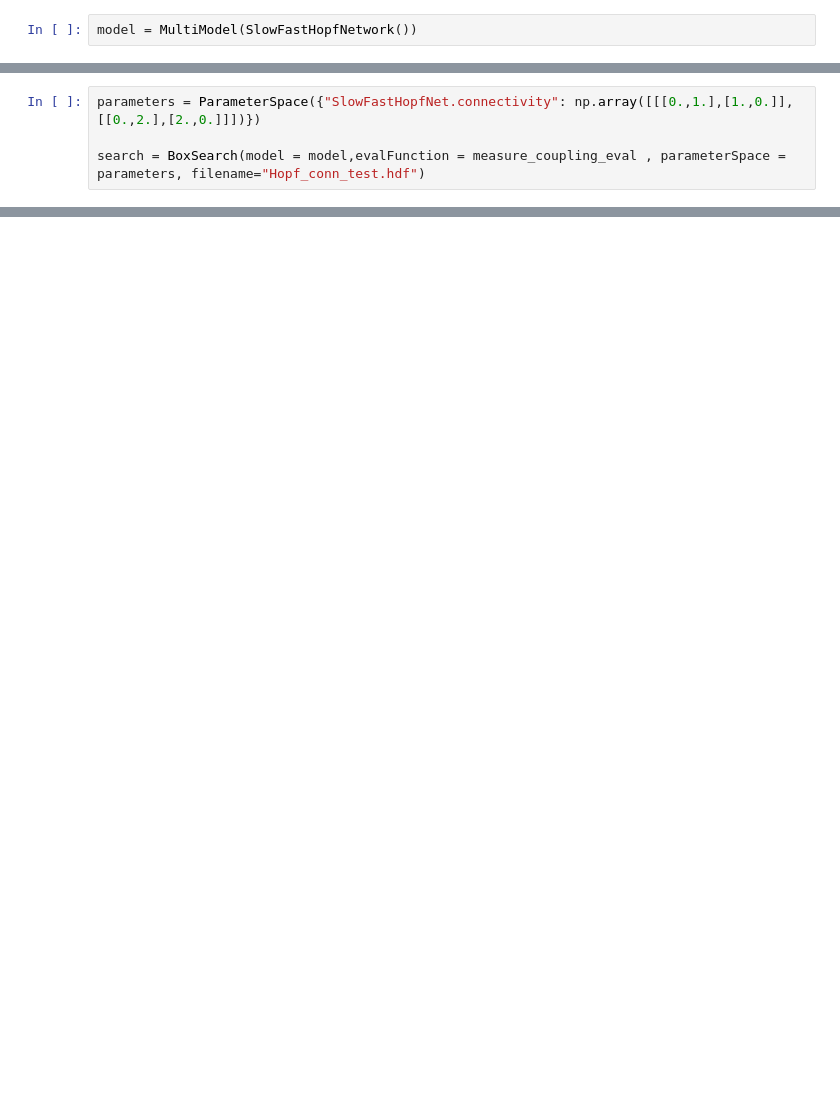
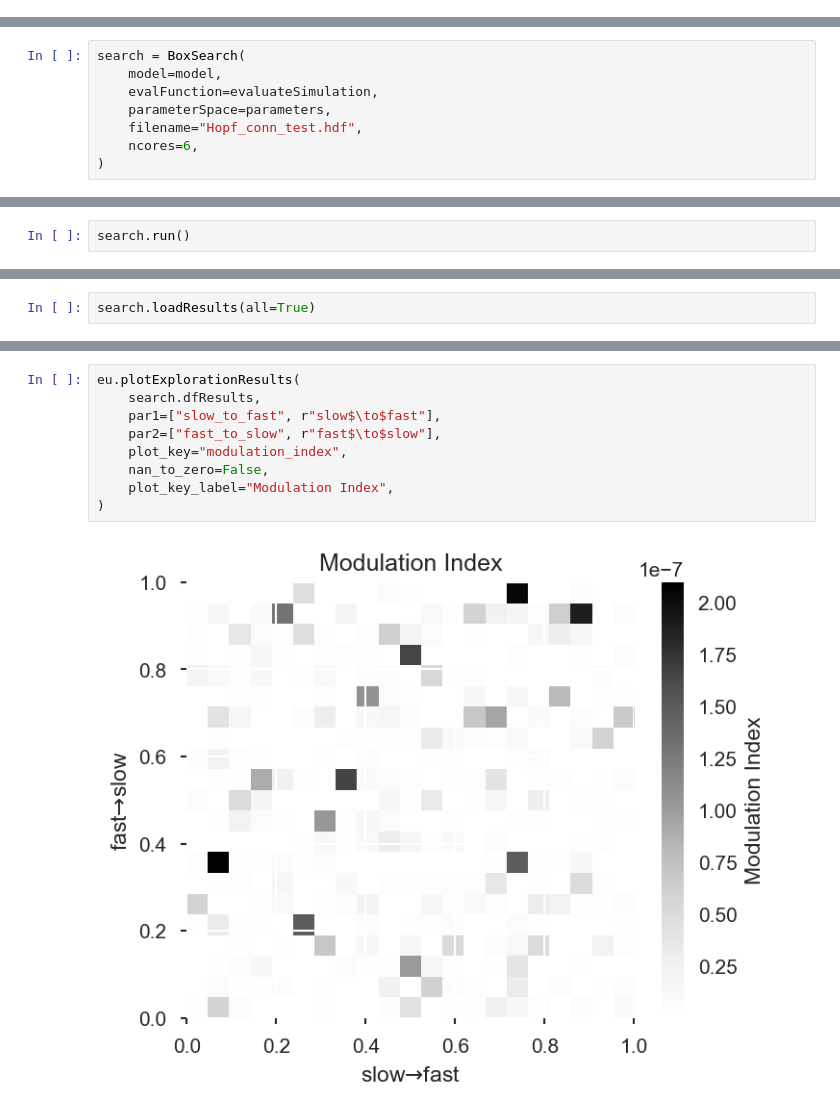
Before and after one commit to jajcayn/Hopf_CFC_analysis, a Jupyter notebook: parameters_exploration_Hopf.ipynb, the cells around one changed output, grey strips where cells are left out. Drawn from its saved outputs; the diff is of its cells as text; blank space fills up the shorter version.

Commit message:
fix exploration in Hopf

```diff
--- a/parameters_exploration_Hopf.ipynb
+++ b/parameters_exploration_Hopf.ipynb
@@ -63,2 +110,0 @@ How exactly do I do the parameter exploration passing both the model and the eva
-# %%
-model = MultiModel(SlowFastHopfNetwork())
@@ -69,5 +111,9 @@ parameters = ParameterSpace({"slow_to_fast_connection": np.linspace(0,0.6,5)})
 # %%
-parameters = ParameterSpace({"SlowFastHopfNet.connectivity": np.array([[[0.,1.],[1.,0.]],[[0.,2.],[2.,0.]]])})
-
-search = BoxSearch(model = model,evalFunction = measure_coupling_eval , parameterSpace = parameters, filename="Hopf_conn_test.hdf")
+search = BoxSearch(
+    model=model,
+    evalFunction=evaluateSimulation,
+    parameterSpace=parameters,
+    filename="Hopf_conn_test.hdf",
+    ncores=6,
+)
 # %% [output]
@@ -76,0 +125,2 @@ connectivity = np.tile(np.eye(2)[::-1],(5,1,1))
+# %%
+search.run()
@@ -76,0 +145,2 @@ connectivity = np.tile(np.eye(2)[::-1],(5,1,1))
+# %%
+search.loadResults(all=True)
@@ -76,0 +175,11 @@ connectivity = np.tile(np.eye(2)[::-1],(5,1,1))
+# %%
+eu.plotExplorationResults(
+    search.dfResults,
+    par1=["slow_to_fast", r"slow$\to$fast"],
+    par2=["fast_to_slow", r"fast$\to$slow"],
+    plot_key="modulation_index",
+    nan_to_zero=False,
+    plot_key_label="Modulation Index",
+)
+# %% [output]
+[figure, added]
```
Also changed, not shown: parts of 11 cells of this notebook, 1 other file.
